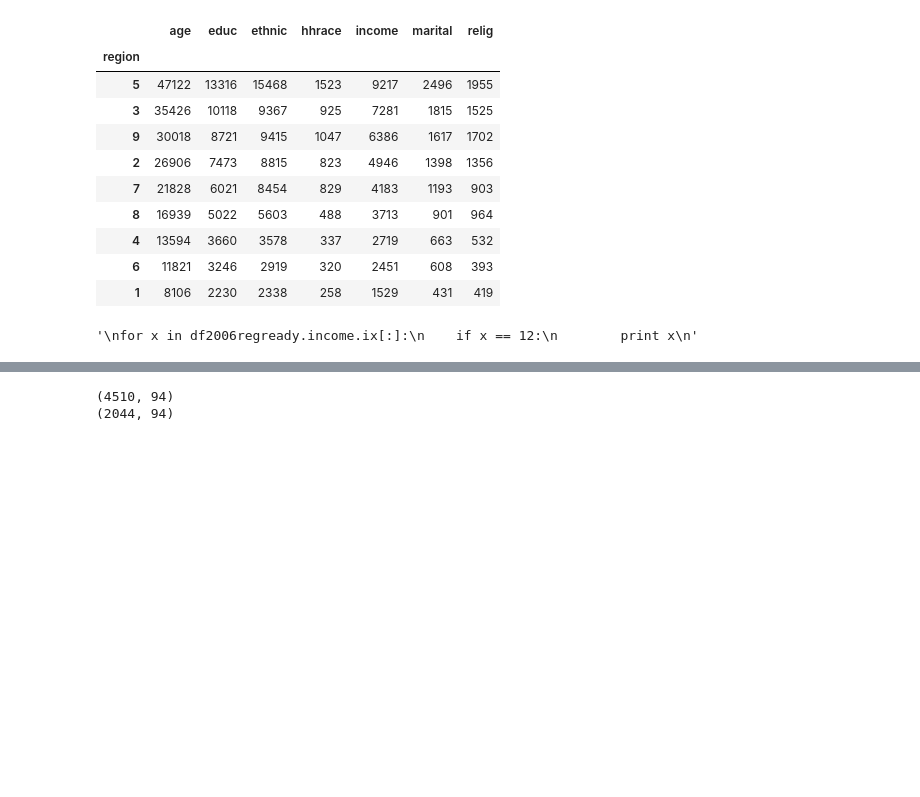
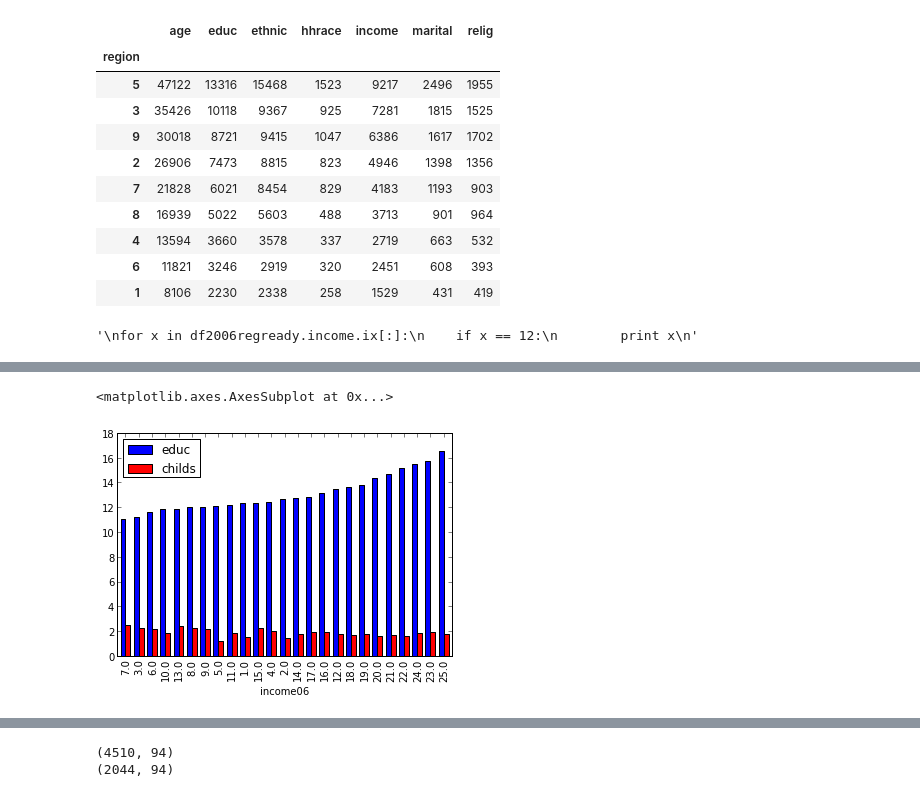
Before and after one commit to bchnge/columbia_datascience_assignment_4, a Jupyter notebook: notebooks/eda_cleanup_charliecatherine.ipynb, the cells around one changed output, grey strips where cells are left out. Drawn from its saved outputs; the diff is of its cells as text; code cells hidden in the pictures; blank space fills up the shorter version.

```diff
--- a/notebooks/eda_cleanup_charliecatherine.ipynb
+++ b/notebooks/eda_cleanup_charliecatherine.ipynb
@@ -211,0 +224,5 @@ df2010regready.to_csv('../data/processed/2010childsregvars.csv')
+# %%
+df2010regready.drop(['age', 'ethnic', 'hhrace', 'marital', 'region', 'relig'], axis=1).groupby('income06').mean().sort('educ').plot(kind='bar')
+# %% [output]
+<matplotlib.axes.AxesSubplot at 0x...>
+[figure, added]
```
Also changed, not shown: parts of 7 cells of this notebook.
